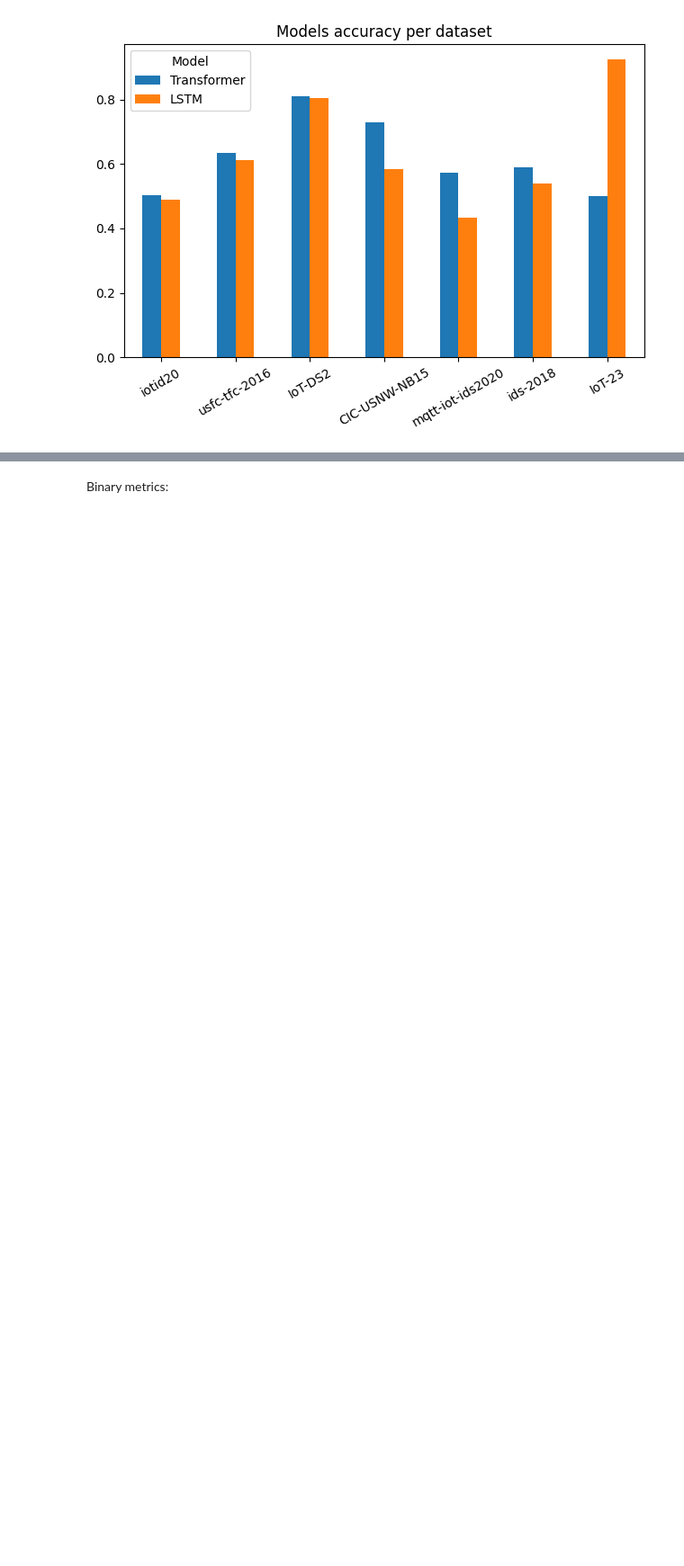
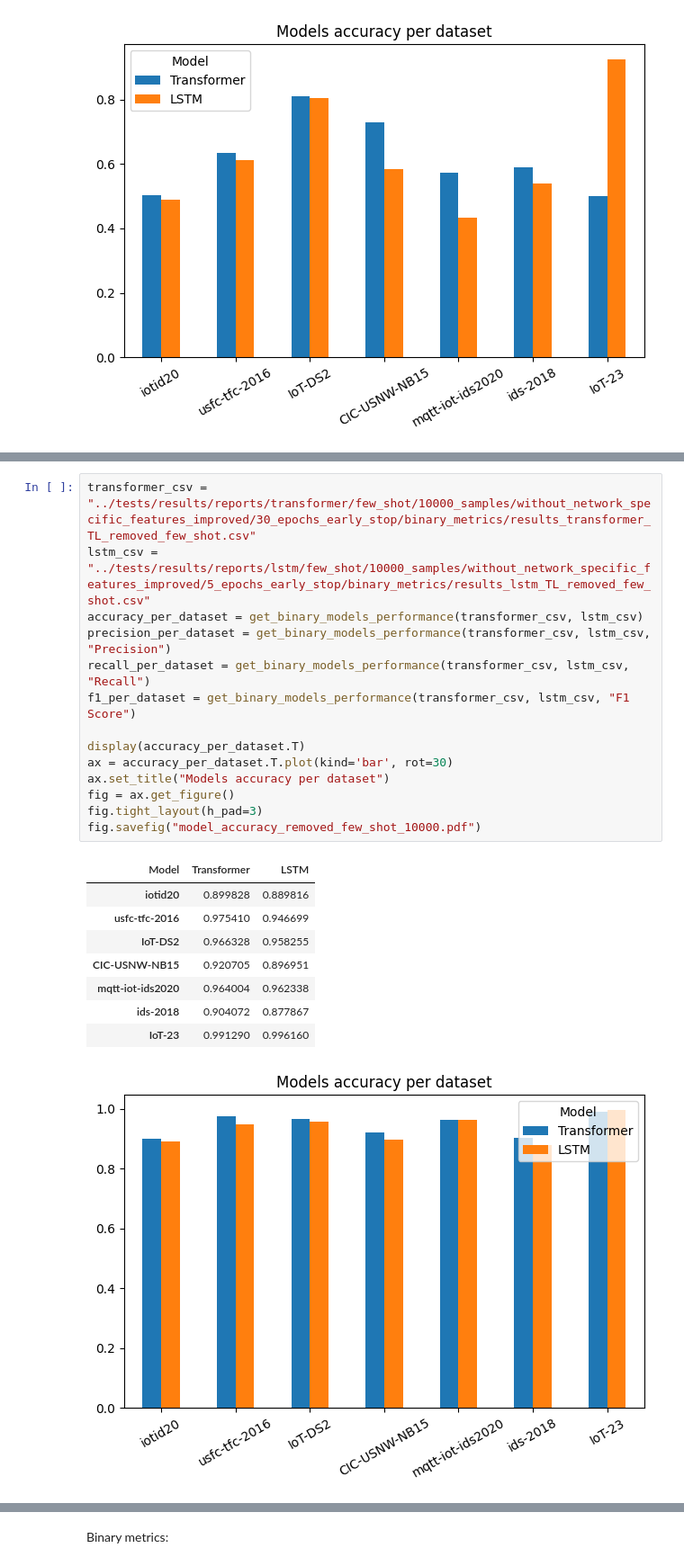
Before and after one commit to thetonk/master-thesis, a Jupyter notebook: notebooks/experiments-results-transfer-learning.ipynb, the cells around one changed output, grey strips where cells are left out. Shown: that part at 90% size. Cells and saved outputs as stored; diff of their text form; blank space fills up the shorter version.

```diff
--- a/notebooks/experiments-results-transfer-learning.ipynb
+++ b/notebooks/experiments-results-transfer-learning.ipynb
@@ -159,0 +187,24 @@ The following results are for 1000 samples per class infused from test set into
+# %%
+transformer_csv = "../tests/results/reports/transformer/few_shot/10000_samples/without_network_specific_features_improved/30_epochs_early_stop/binary_metrics/results_transformer_TL_removed_few_shot.csv"
+lstm_csv = "../tests/results/reports/lstm/few_shot/10000_samples/without_network_specific_features_improved/5_epochs_early_stop/binary_metrics/results_lstm_TL_removed_few_shot.csv"
+accuracy_per_dataset = get_binary_models_performance(transformer_csv, lstm_csv)
+precision_per_dataset = get_binary_models_performance(transformer_csv, lstm_csv, "Precision")
+recall_per_dataset = get_binary_models_performance(transformer_csv, lstm_csv, "Recall")
+f1_per_dataset = get_binary_models_performance(transformer_csv, lstm_csv, "F1 Score")
+
+display(accuracy_per_dataset.T)
+ax = accuracy_per_dataset.T.plot(kind='bar', rot=30)
+ax.set_title("Models accuracy per dataset")
+fig = ax.get_figure()
+fig.tight_layout(h_pad=3)
+fig.savefig("model_accuracy_removed_few_shot_10000.pdf")
+# %% [output]
+| Model | Transformer | LSTM |
+| iotid20 | 0.899828 | 0.889816 |
+| usfc-tfc-2016 | 0.975410 | 0.946699 |
+| IoT-DS2 | 0.966328 | 0.958255 |
+| CIC-USNW-NB15 | 0.920705 | 0.896951 |
+| mqtt-iot-ids2020 | 0.964004 | 0.962338 |
+| ids-2018 | 0.904072 | 0.877867 |
+| IoT-23 | 0.991290 | 0.996160 |
+[figure, added]
```
Also changed, not shown: parts of 6 cells of this notebook, 26 other files.
